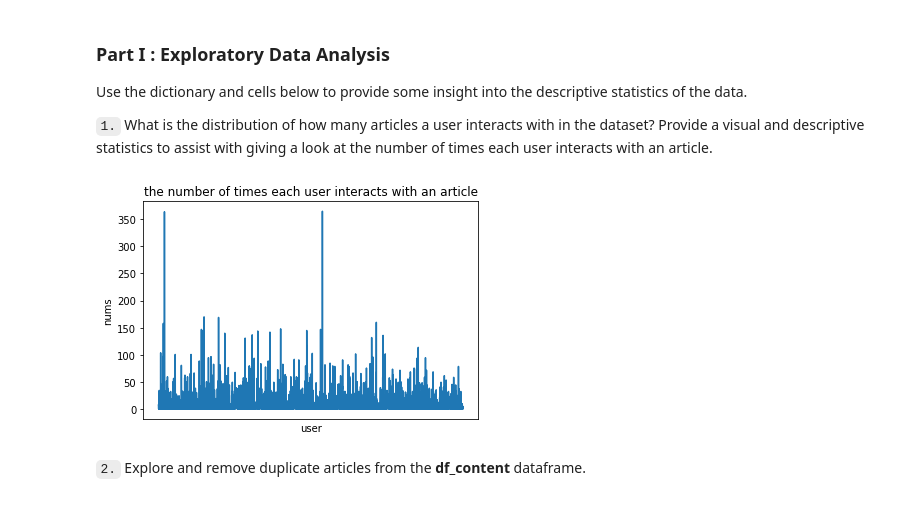
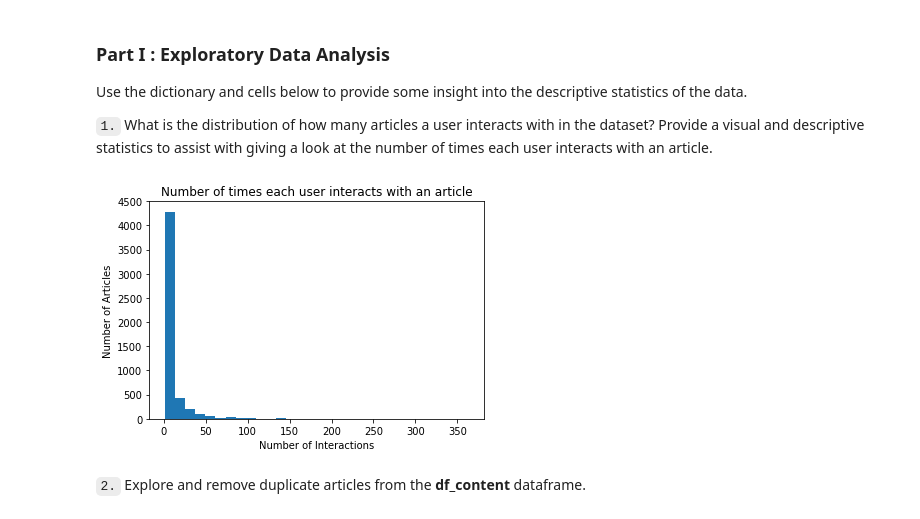
Before and after one commit to MihaiLai/Recommendation-System, a Jupyter notebook: Recommendations_with_IBM.ipynb, the cells around one changed output. Cells and saved outputs as stored; diff of their text form; code cells hidden in the pictures.

```diff
--- a/Recommendations_with_IBM.ipynb
+++ b/Recommendations_with_IBM.ipynb
@@ -64,17 +64,14 @@ df_content.head()
 Use the dictionary and cells below to provide some insight into the descriptive statistics of the data.
 
 `1.` What is the distribution of how many articles a user interacts with in the dataset?  Provide a visual and descriptive statistics to assist with giving a look at the number of times each user interacts with an article.
-# %%
-interacts_counts = df['email'].value_counts(sort=False).tolist()
-interacts_counts = df['email'].value_counts(sort=False).tolist()
-plt.plot(interacts_counts)
-plt.title('the number of times each user interacts with an article')
-plt.ylabel('nums')
-plt.xticks([])
-plt.xlabel('user')
-plt.show()
-# %% [output]
-[figure, removed]
+# %%
+count_interactions = df.groupby('email').count()['article_id']
+plt.hist(count_interactions, bins=30);
+plt.title('Number of times each user interacts with an article');
+plt.xlabel('Number of Interactions');
+plt.ylabel('Number of Articles');
+# %% [output]
+[figure, added]
 # %%
 # Fill in the median and maximum number of user_article interactios below
 
```
Also changed, not shown: parts of 13 cells of this notebook, 1 other file.
